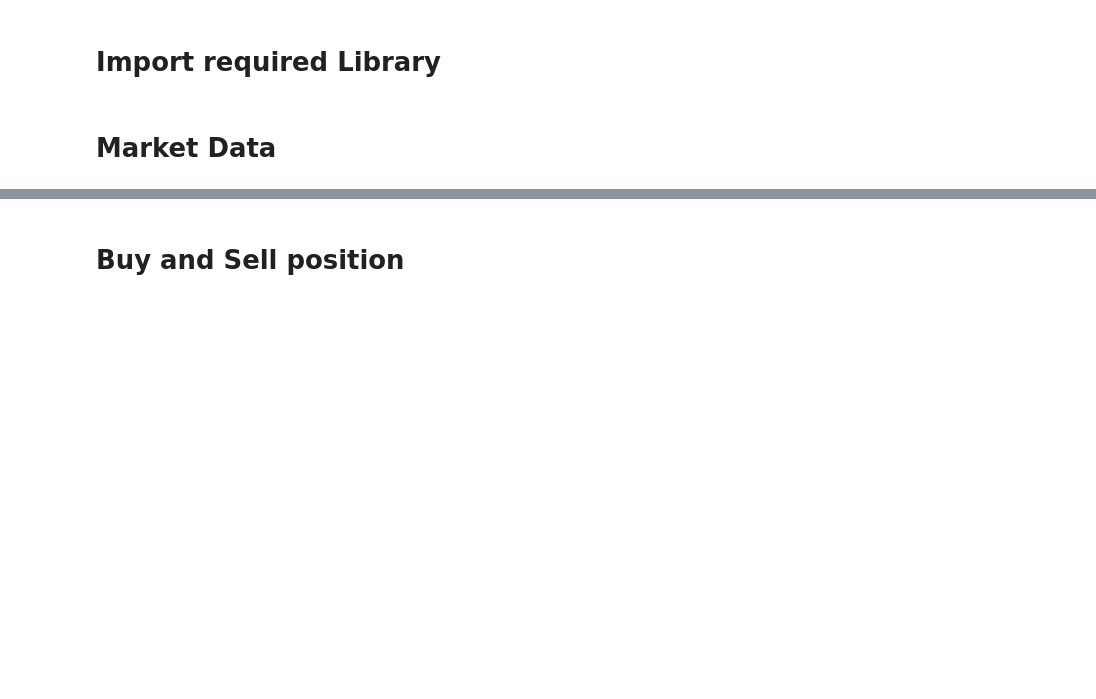
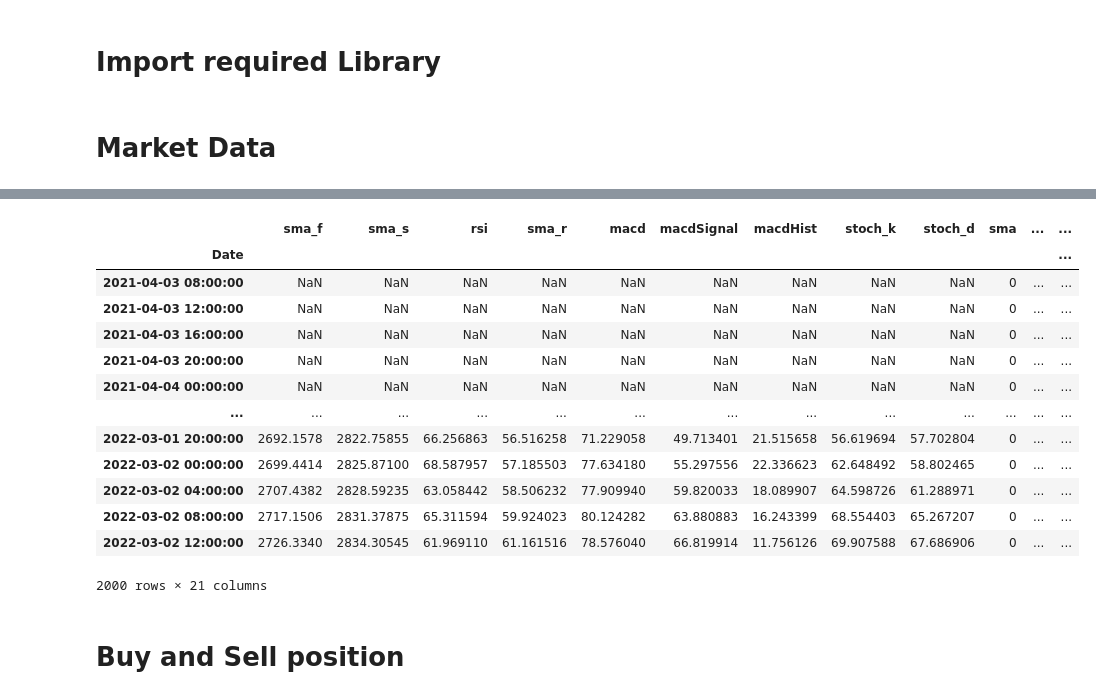
Before and after one commit to Callyong/Trading_Study, a Jupyter notebook: MACD_tablib.ipynb, the cells around one changed output, grey strips where cells are left out. Cells and saved outputs as stored; diff of their text form; code cells hidden in the pictures; blank space fills up the shorter version.

```diff
--- a/MACD_tablib.ipynb
+++ b/MACD_tablib.ipynb
@@ -166,3 +166,20 @@ plt.show()
+# %%
+analysis
+# %% [output]
+|  | sma_f | sma_s | rsi | sma_r | macd | macdSignal | macdHist | stoch_k | stoch_d | sma | ... | ... |
+| Date |  |  |  |  |  |  |  |  |  |  |  | ... |
+| 2021-04-03 08:00:00 | NaN | NaN | NaN | NaN | NaN | NaN | NaN | NaN | NaN | 0 | ... | ... |
+| 2021-04-03 12:00:00 | NaN | NaN | NaN | NaN | NaN | NaN | NaN | NaN | NaN | 0 | ... | ... |
+| 2021-04-03 16:00:00 | NaN | NaN | NaN | NaN | NaN | NaN | NaN | NaN | NaN | 0 | ... | ... |
+| 2021-04-03 20:00:00 | NaN | NaN | NaN | NaN | NaN | NaN | NaN | NaN | NaN | 0 | ... | ... |
+| 2021-04-04 00:00:00 | NaN | NaN | NaN | NaN | NaN | NaN | NaN | NaN | NaN | 0 | ... | ... |
+| ... | ... | ... | ... | ... | ... | ... | ... | ... | ... | ... | ... | ... |
+| 2022-03-01 20:00:00 | 2692.1578 | 2822.75855 | 66.256863 | 56.516258 | 71.229058 | 49.713401 | 21.515658 | 56.619694 | 57.702804 | 0 | ... | ... |
+| 2022-03-02 00:00:00 | 2699.4414 | 2825.87100 | 68.587957 | 57.185503 | 77.634180 | 55.297556 | 22.336623 | 62.648492 | 58.802465 | 0 | ... | ... |
+| 2022-03-02 04:00:00 | 2707.4382 | 2828.59235 | 63.058442 | 58.506232 | 77.909940 | 59.820033 | 18.089907 | 64.598726 | 61.288971 | 0 | ... | ... |
+| 2022-03-02 08:00:00 | 2717.1506 | 2831.37875 | 65.311594 | 59.924023 | 80.124282 | 63.880883 | 16.243399 | 68.554403 | 65.267207 | 0 | ... | ... |
+| 2022-03-02 12:00:00 | 2726.3340 | 2834.30545 | 61.969110 | 61.161516 | 78.576040 | 66.819914 | 11.756126 | 69.907588 | 67.686906 | 0 | ... | ... |
+2000 rows × 21 columns
 # %% [markdown]
 # Buy and Sell position
 # %% [markdown]
```
Also changed, not shown: parts of 10 cells of this notebook, 2 other files.
